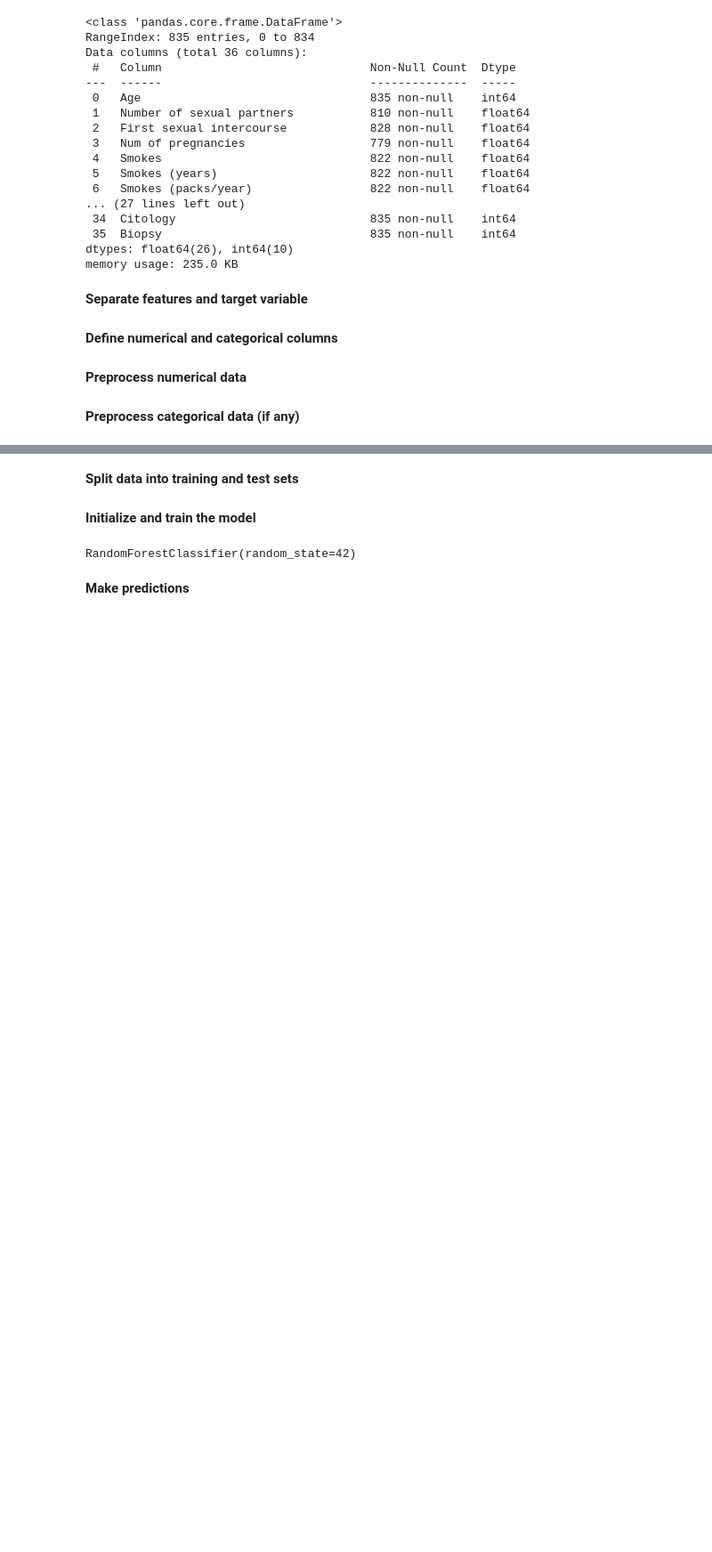
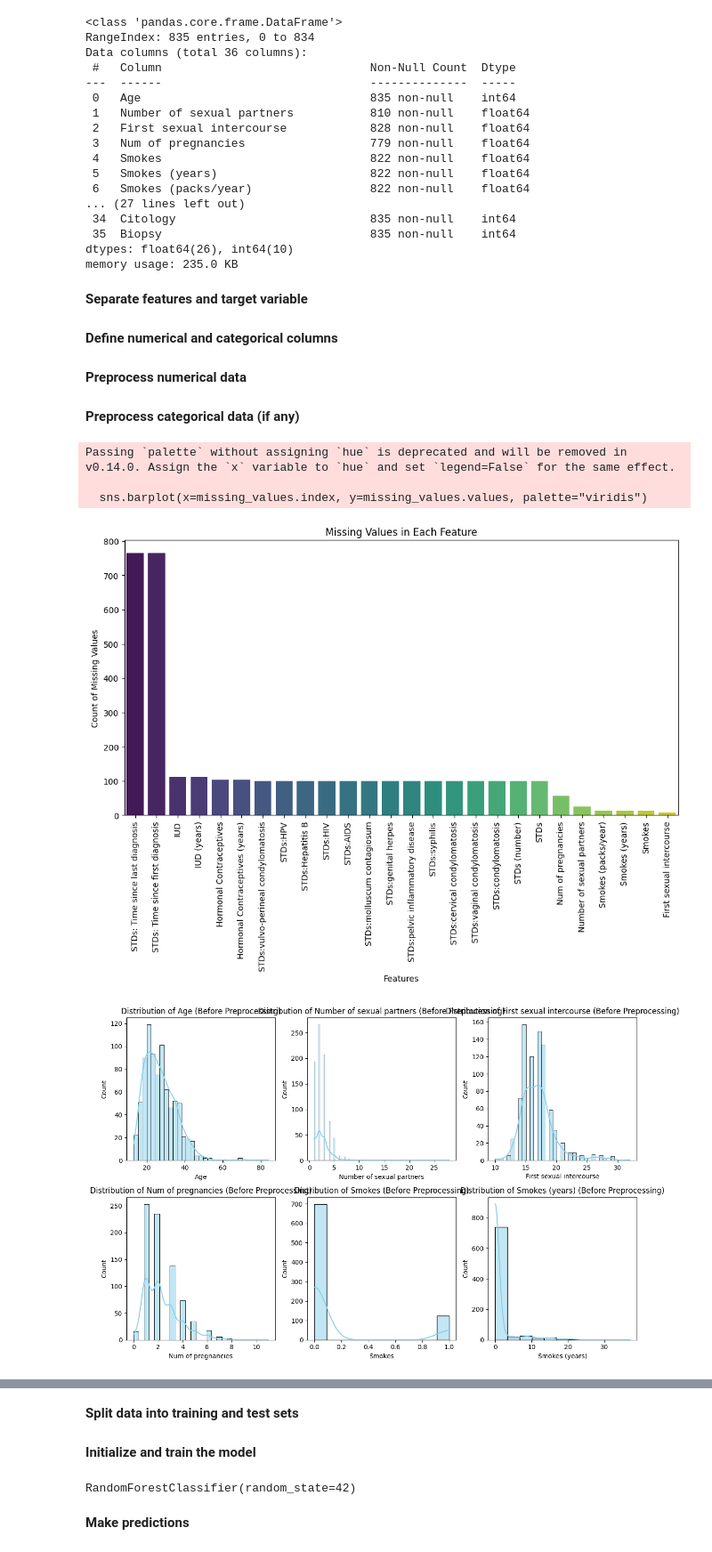
Before and after one commit to Vanshika171002/ML_Project_Resume, a Jupyter notebook: ml_project.ipynb, the cells around one changed output, grey strips where cells are left out. Shown: that part at 89% size. Saved outputs shown, nothing was run; the diff lists cells and outputs as text; code cells hidden in the pictures; blank space fills up the shorter version.

```diff
--- a/ml_project.ipynb
+++ b/ml_project.ipynb
@@ -76,3 +76,46 @@ if not categorical_cols.empty:
 
     X = X.drop(categorical_cols, axis=1)
     X = pd.concat([X, X_encoded], axis=1)
+# %%
+# Plotting missing values for each column
+plt.figure(figsize=(12, 6))
+missing_values = data.isnull().sum()
+missing_values = missing_values[missing_values > 0].sort_values(ascending=False)
+sns.barplot(x=missing_values.index, y=missing_values.values, palette="viridis")
+plt.xticks(rotation=90)
+plt.title("Missing Values in Each Feature")
+plt.ylabel("Count of Missing Values")
+plt.xlabel("Features")
+plt.show()
+
+# Plotting the distribution of numerical features before preprocessing
+numerical_cols = data.select_dtypes(include=['float64', 'int64']).columns
+plt.figure(figsize=(12, 8))
+for i, col in enumerate(numerical_cols[:6], 1):  # Limiting to the first 6 columns for clarity
+    plt.subplot(2, 3, i)
+    sns.histplot(data[col], kde=True, color="skyblue")
+    plt.title(f"Distribution of {col} (Before Preprocessing)")
+plt.tight_layout()
+plt.show()
+
+# After imputation and scaling
+plt.figure(figsize=(12, 8))
+for i, col in enumerate(numerical_cols[:6], 1):  # Again limiting to the first 6 columns
+    plt.subplot(2, 3, i)
+    sns.histplot(X[col], kde=True, color="orange")  # X is the preprocessed data
+    plt.title(f"Distribution of {col} (After Preprocessing)")
+plt.tight_layout()
+plt.show()
+
+# Correlation heatmap of numerical features after preprocessing
+plt.figure(figsize=(12, 8))
+correlation_matrix = pd.DataFrame(X, columns=numerical_cols).corr()
+sns.heatmap(correlation_matrix, annot=False, cmap="coolwarm", cbar=True)
+plt.title("Correlation Matrix of Features (After Preprocessing)")
+plt.show()
+# %% [output]
+Passing `palette` without assigning `hue` is deprecated and will be removed in v0.14.0. Assign the `x` variable to `hue` and set `legend=False` for the same effect.
+
+  sns.barplot(x=missing_values.index, y=missing_values.values, palette="viridis")
+[figure, added]
+[figure, added]
```
Also changed, not shown: parts of 1 cell of this notebook.
